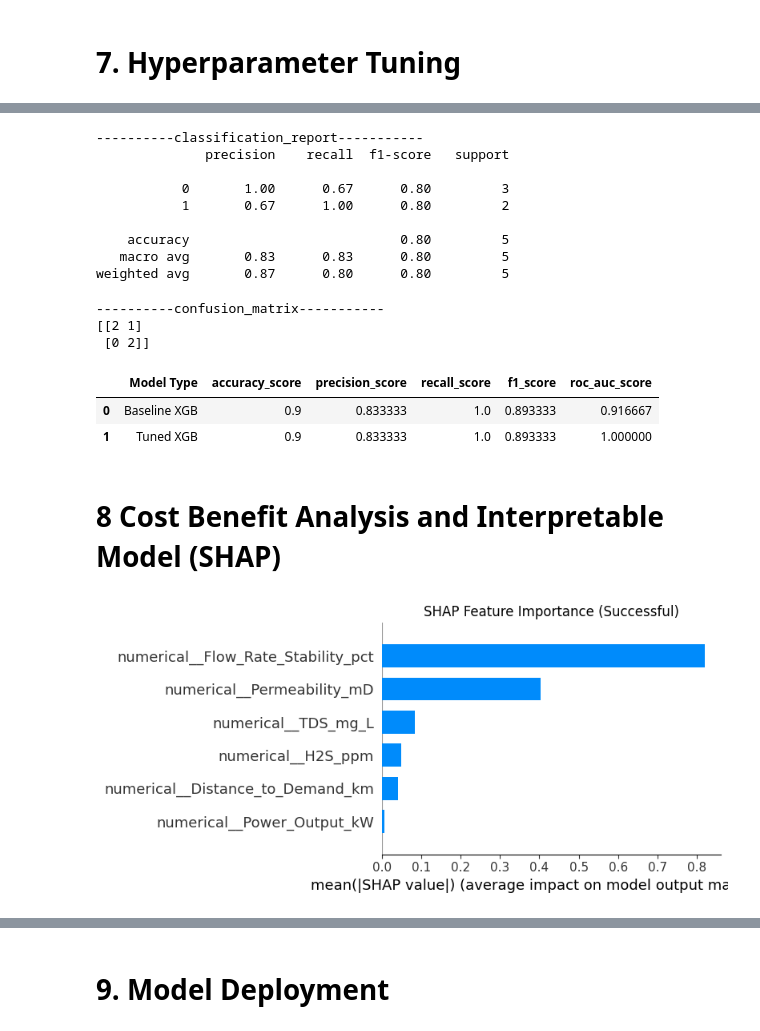
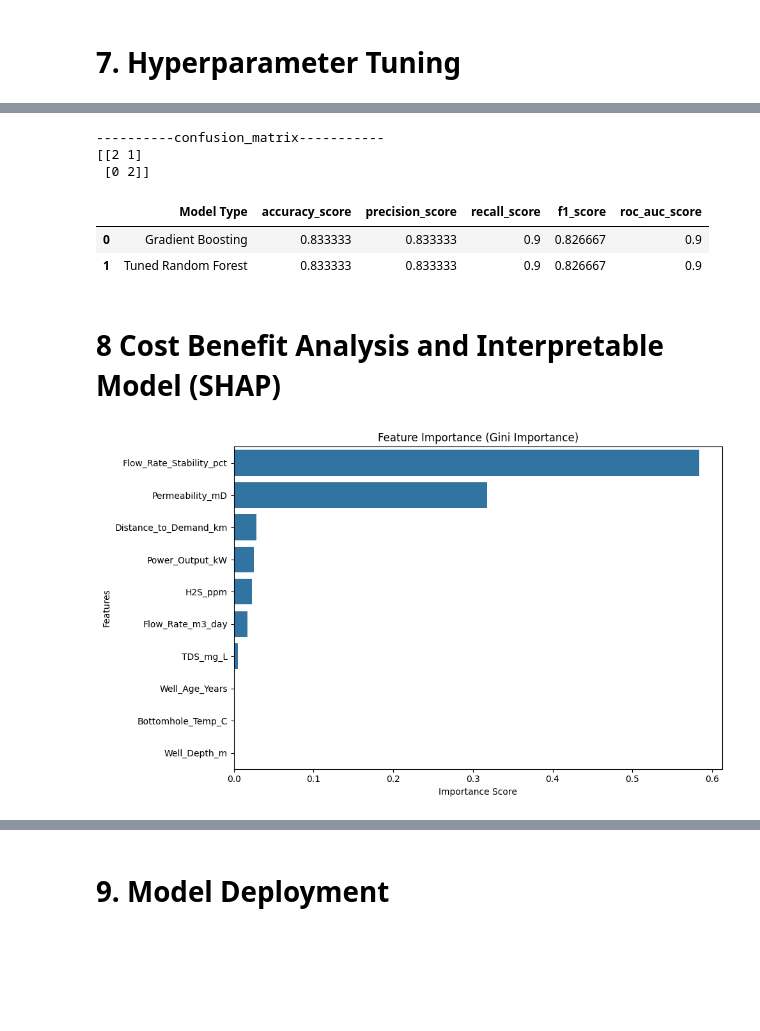
Before and after one commit to YonathanHH/Geothermal_OilGas_Well_Rep_Classification, a Jupyter notebook: end-to-end-geothermal-classification.ipynb, the cells around one changed output, grey strips where cells are left out. Cells and saved outputs as stored; diff of their text form; code cells hidden in the pictures; blank space fills up the shorter version.

```diff
--- a/end-to-end-geothermal-classification.ipynb
+++ b/end-to-end-geothermal-classification.ipynb
@@ -140,6 +138,8 @@ fig.update_layout(
 )
 
 fig.show()
+# %%
+df.drop(columns=['Project_ID', 'Project_Name', 'Location', 'Country','Year_Started', 'Well_Type','Cement_Quality_Known','Seismic_Risk_Zone','Technology','Conversion_Type','Duration_Years'], inplace=True)
 # %%
 agg = df.groupby('Success').agg(
     Well_Depth_m     = ('Well_Depth_m', 'mean'),
@@ -195,9 +195,8 @@ fig.show()
 # 4. Target, features, splitting
 # %%
 target = 'Success'
-categorical_features = ['Well_Type', 'Country', 'Conversion_Type','Technology']
 numerical_features = ['Well_Depth_m', 'Bottomhole_Temp_C', 'Flow_Rate_m3_day', 'Power_Output_kW', 'Permeability_mD','TDS_mg_L','H2S_ppm','Well_Age_Years','Flow_Rate_Stability_pct','Distance_to_Demand_km']
-X= df.drop(columns=[target])
+X= df.drop(target, axis=1)
 y = df[target]
 X_train, X_test, y_train, y_test = train_test_split(X, y, test_size=0.2, random_state=random_state)
 # %% [markdown]
@@ -334,15 +340,2 @@ Best CV F1 Score: 0.9600
-# %%
-print('----------classification_report-----------')
-print(classification_report(y_test, xgb_grid_search.predict(X_test)))
-# %% [output]
-----------classification_report-----------
-              precision    recall  f1-score   support
-
-           0       1.00      0.67      0.80         3
-           1       0.67      1.00      0.80         2
-
-    accuracy                           0.80         5
-   macro avg       0.83      0.83      0.80         5
-weighted avg       0.87      0.80      0.80         5
 # %%
 print('----------confusion_matrix-----------')
@@ -370,33 +363,39 @@ results['Tuned XGB'] = cv_results
 # %%
 comparison_df = pd.DataFrame({
-    'Model Type': ['Baseline XGB','Tuned XGB'],
-    'accuracy_score': [results['XGBoost']['test_accuracy'].mean(), results['Tuned XGB']['test_accuracy'].mean()],
-    'precision_score': [results['XGBoost']['test_precision'].mean(), results['Tuned XGB']['test_precision'].mean()],
-    'recall_score': [results['XGBoost']['test_recall'].mean(), results['Tuned XGB']['test_recall'].mean()],
-    'f1_score': [results['XGBoost']['test_f1'].mean(), results['Tuned XGB']['test_f1'].mean()],
-    'roc_auc_score': [results['XGBoost']['test_roc_auc'].mean(), results['Tuned XGB']['test_roc_auc'].mean()]
+    'Model Type': ['Gradient Boosting','Tuned Random Forest'],
+    'accuracy_score': [results['Gradient Boosting']['test_accuracy'].mean(), results['Gradient Boosting Tuned']['test_accuracy'].mean()],
+    'precision_score': [results['Gradient Boosting']['test_precision'].mean(), results['Gradient Boosting Tuned']['test_precision'].mean()],
+    'recall_score': [results['Gradient Boosting']['test_recall'].mean(), results['Gradient Boosting Tuned']['test_recall'].mean()],
+    'f1_score': [results['Gradient Boosting']['test_f1'].mean(), results['Gradient Boosting Tuned']['test_f1'].mean()],
+    'roc_auc_score': [results['Gradient Boosting']['test_roc_auc'].mean(), results['Gradient Boosting Tuned']['test_roc_auc'].mean()]
 })
 comparison_df
 # %% [output]
 |  | Model Type | accuracy_score | precision_score | recall_score | f1_score | roc_auc_score |
-| 0 | Baseline XGB | 0.9 | 0.833333 | 1.0 | 0.893333 | 0.916667 |
-| 1 | Tuned XGB | 0.9 | 0.833333 | 1.0 | 0.893333 | 1.000000 |
+| 0 | Gradient Boosting | 0.833333 | 0.833333 | 0.9 | 0.826667 | 0.9 |
+| 1 | Tuned Random Forest | 0.833333 | 0.833333 | 0.9 | 0.826667 | 0.9 |
 # %% [markdown]
 # 8 Cost Benefit Analysis and Interpretable Model (SHAP)
 # %%
-best_xgb = xgb_grid_search.best_estimator_
-xgb_model = best_xgb.named_steps["model"]
-X_test_trans = best_xgb.named_steps["preprocessor"].transform(X_test)
-X_test_trans = X_test_trans.toarray()  # or keep sparse if SHAP supports
-feature_names = best_xgb.named_steps["preprocessor"].get_feature_names_out()
-X_test_shap = pd.DataFrame(X_test_trans, columns=feature_names)
-explainer = shap.TreeExplainer(xgb_model)
-shap_values = explainer.shap_values(X_test_shap, check_additivity=False)
+importance = best_model.feature_importances_
+if hasattr(X, 'columns'):
+    feature_names = X.columns
+else:
+    feature_names = [f'Feature {i}' for i in range(X.shape[1])]
+
+feature_importance_df = pd.DataFrame({
+    'Feature': feature_names,
+    'Importance': importance
+}).sort_values(by='Importance', ascending=False)
+
+# Plotting
 plt.figure(figsize=(10, 6))
-shap.summary_plot(shap_values, X_test_shap, plot_type="bar", show=False,max_display=6)
-plt.title("SHAP Feature Importance (Successful)")
+sns.barplot(x='Importance', y='Feature', data=feature_importance_df.head(15)) # Top 15 features
+plt.title('Feature Importance (Gini Importance)')
+plt.xlabel('Importance Score')
+plt.ylabel('Features')
 plt.tight_layout()
 plt.show()
 # %% [output]
-[figure, old version]
+[figure, new version]
 # %%
```
Also changed, not shown: parts of 13 cells of this notebook, 4 other files.
